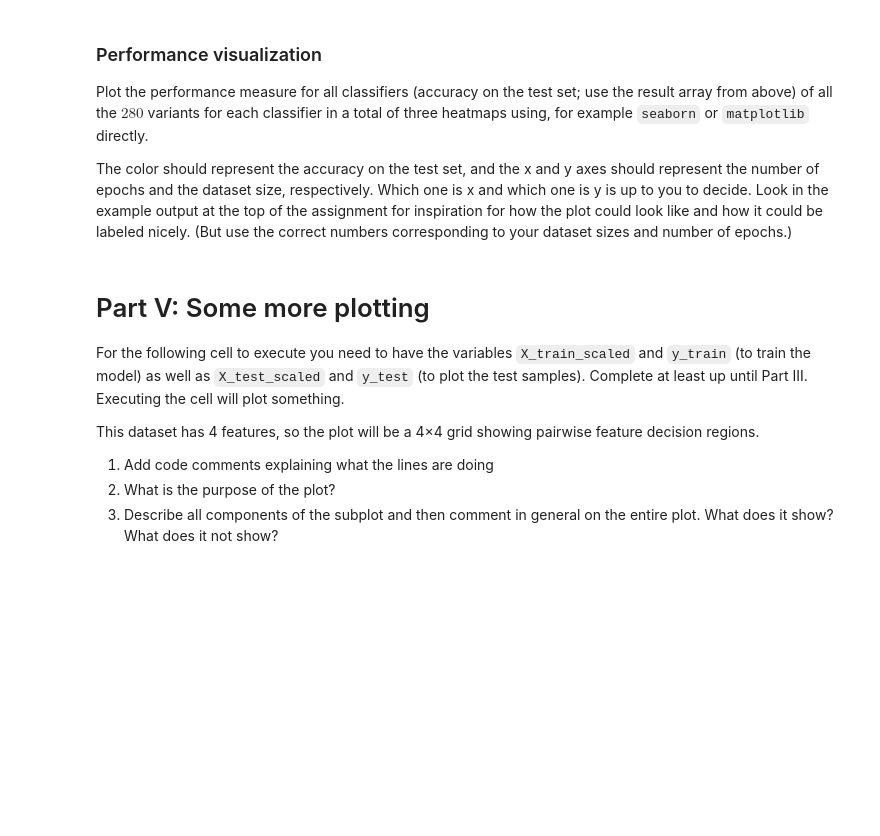
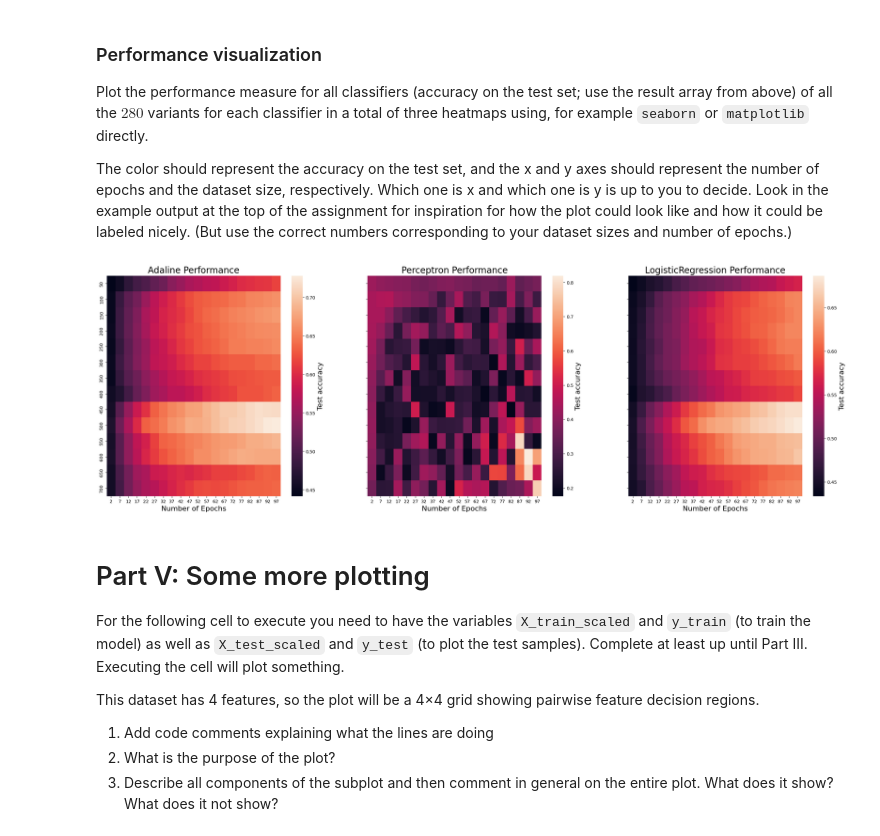
Before and after one commit to JohannesStandal/DAT200, a Jupyter notebook: CA2/CA2_DAT200_26H.ipynb, the cells around one changed output. Saved outputs shown, nothing was run; the diff lists cells and outputs as text; code cells hidden in the pictures; blank space fills up the shorter version.

Commit message:
Part 4, performance visualization

```diff
--- a/CA2/CA2_DAT200_26H.ipynb
+++ b/CA2/CA2_DAT200_26H.ipynb
@@ -364,6 +364,31 @@ Which one is x and which one is y is up to you to decide. Look in the example ou
 # %%
 # Insert your code below
 # ======================
+fig, axes = plt.subplots(1, 3, sharey=True, figsize=(30,9)) # Creates 3 subplots where they share one y-axis
+
+clf_names = ['Adaline', 'Perceptron', 'LogisticRegression']
+
+x_labels = n_epochs
+y_labels = n_rows
+
+for clf_index, name in enumerate(clf_names):
+    data = accuracies[clf_index, :, :] # In previous code a 3D array was made, now we get the 2D array out of it, one by one.
+
+    plot = sns.heatmap(
+        data,
+        xticklabels=x_labels,
+        yticklabels=y_labels,
+        ax=axes[clf_index]
+    )
+
+    axes[clf_index].set_title(f'{name} Performance', fontsize=20)
+    axes[clf_index].set_xlabel('Number of Epochs', fontsize=16)
+    cbar = plot.collections[0].colorbar.set_label('Test accuracy', fontsize=16) # creates the colorbar on the side of the heatmap
+
+    if clf_index == 0:
+        axes[clf_index].set_ylabel('Dataset Size', fontsize=16)
+# %% [output]
+[figure, added]
 # %% [markdown]
 # Part V: Some more plotting
 For the following cell to execute you need to have the variables `X_train_scaled` and `y_train` (to train the model) as well as `X_test_scaled` and `y_test` (to plot the test samples).
```
